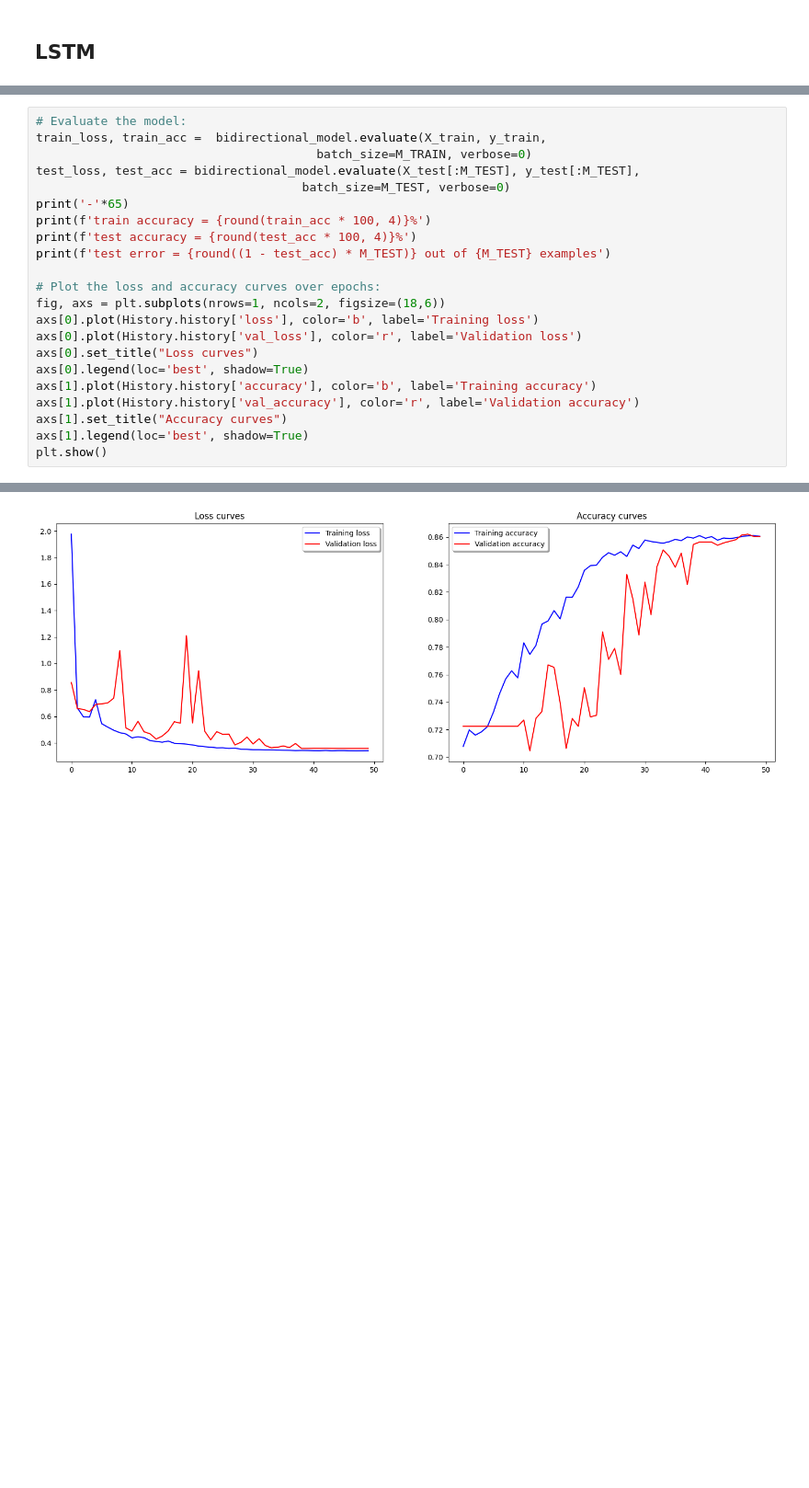
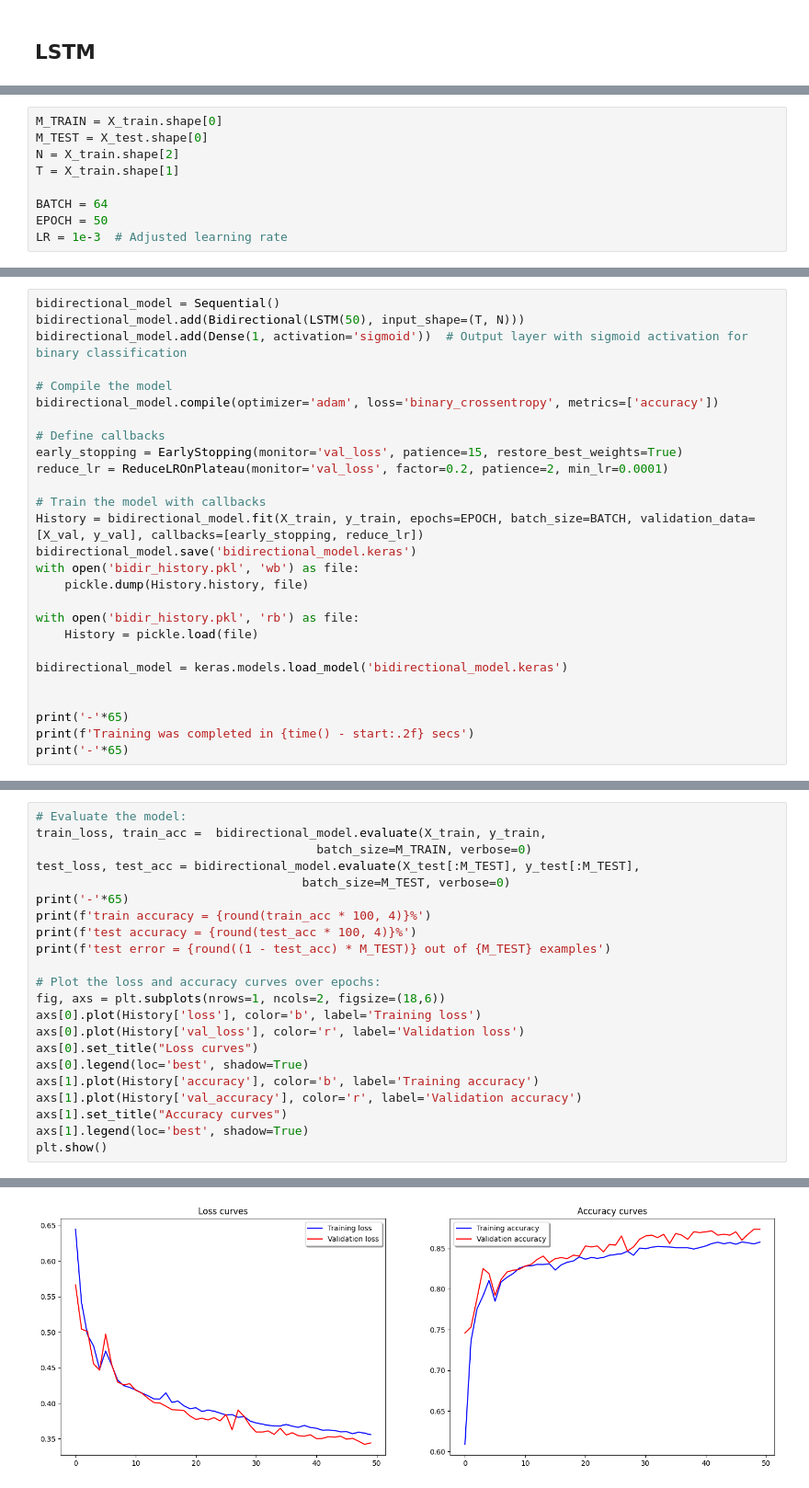
Before and after one commit to nexusfb/ETH-MLxHC-ECG-Representation-Learning, a Jupyter notebook: Project2.ipynb, the cells around one changed output, grey strips where cells are left out. Shown at 92% size. Cells and saved outputs as stored; diff of their text form; blank space fills up the shorter version.

Commit message:
Updated LSTM, BiDirectional and Transformers

```diff
--- a/Project2.ipynb
+++ b/Project2.ipynb
@@ -58,0 +74,9 @@ lr = 0.05, lambda = 0.03, dropout = 0.0, recurr_dropout = 0.0
+# %%
+M_TRAIN = X_train.shape[0]
+M_TEST = X_test.shape[0]
+N = X_train.shape[2]
+T = X_train.shape[1]
+
+BATCH = 64
+EPOCH = 50
+LR = 1e-3  # Adjusted learning rate
@@ -288,0 +177,27 @@ Training was completed in 810.99 secs
+# %%
+bidirectional_model = Sequential()
+bidirectional_model.add(Bidirectional(LSTM(50), input_shape=(T, N)))
+bidirectional_model.add(Dense(1, activation='sigmoid'))  # Output layer with sigmoid activation for binary classification
+
+# Compile the model
+bidirectional_model.compile(optimizer='adam', loss='binary_crossentropy', metrics=['accuracy'])
+
+# Define callbacks
+early_stopping = EarlyStopping(monitor='val_loss', patience=15, restore_best_weights=True)
+reduce_lr = ReduceLROnPlateau(monitor='val_loss', factor=0.2, patience=2, min_lr=0.0001)
+
+# Train the model with callbacks
+History = bidirectional_model.fit(X_train, y_train, epochs=EPOCH, batch_size=BATCH, validation_data=[X_val, y_val], callbacks=[early_stopping, reduce_lr])
+bidirectional_model.save('bidirectional_model.keras')
+with open('bidir_history.pkl', 'wb') as file:
+    pickle.dump(History.history, file)
+
+with open('bidir_history.pkl', 'rb') as file:
+    History = pickle.load(file)
+
+bidirectional_model = keras.models.load_model('bidirectional_model.keras')
+
+
+print('-'*65)
+print(f'Training was completed in {time() - start:.2f} secs')
+print('-'*65)
@@ -299,12 +233,12 @@ print(f'test error = {round((1 - test_acc) * M_TEST)} out of {M_TEST} examples')
 
 # Plot the loss and accuracy curves over epochs:
 fig, axs = plt.subplots(nrows=1, ncols=2, figsize=(18,6))
-axs[0].plot(History.history['loss'], color='b', label='Training loss')
-axs[0].plot(History.history['val_loss'], color='r', label='Validation loss')
+axs[0].plot(History['loss'], color='b', label='Training loss')
+axs[0].plot(History['val_loss'], color='r', label='Validation loss')
 axs[0].set_title("Loss curves")
 axs[0].legend(loc='best', shadow=True)
-axs[1].plot(History.history['accuracy'], color='b', label='Training accuracy')
-axs[1].plot(History.history['val_accuracy'], color='r', label='Validation accuracy')
+axs[1].plot(History['accuracy'], color='b', label='Training accuracy')
+axs[1].plot(History['val_accuracy'], color='r', label='Validation accuracy')
 axs[1].set_title("Accuracy curves")
 axs[1].legend(loc='best', shadow=True)
 plt.show()
@@ -316 +250 @@ test error = 412 out of 2911 examples
-[figure, old version]
+[figure, new version]
```
Also changed, not shown: parts of 13 cells of this notebook, 6 other files.
